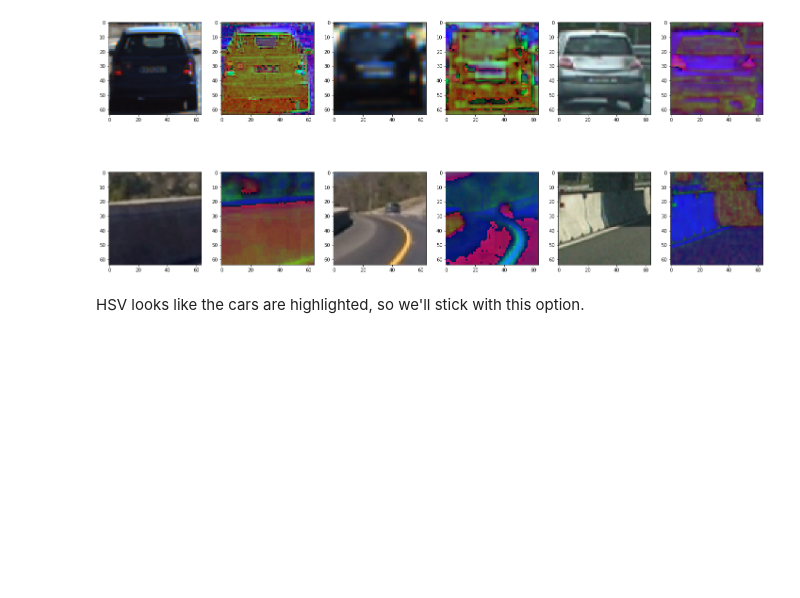
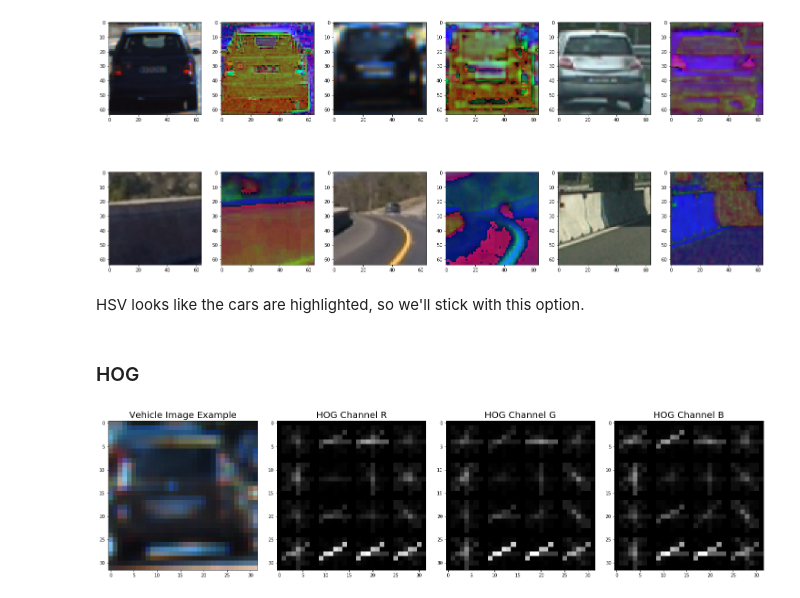
Before and after one commit to PedroHRPBS/CarND-Vehicle-Detection, a Jupyter notebook: Vehicle-Detection-project.ipynb, the cells around one changed output. Saved outputs shown, nothing was run; the diff lists cells and outputs as text; code cells hidden in the pictures; blank space fills up the shorter version.

```diff
--- a/Vehicle-Detection-project.ipynb
+++ b/Vehicle-Detection-project.ipynb
@@ -161,3 +163,41 @@ for i in range(0,2):
 [figure]
 # %% [markdown]
 HSV looks like the cars are highlighted, so we'll stick with this option.
+# %% [markdown]
+### HOG
+# %%
+def get_hog_features(img, orient, pix_per_cell, cell_per_block,
+                        vis=False, feature_vec=True):
+    # Call with two outputs if vis==True
+    if vis == True:
+        features, hog_image = hog(img, orientations=orient, pixels_per_cell=(pix_per_cell, pix_per_cell),
+                                  cells_per_block=(cell_per_block, cell_per_block), block_norm= 'L2-Hys',
+                                  transform_sqrt=True,
+                                  visualise=vis, feature_vector=feature_vec)
+        return features, hog_image
+    # Otherwise call with one output
+    else:
+        features = hog(img, orientations=orient, pixels_per_cell=(pix_per_cell, pix_per_cell),
+                       cells_per_block=(cell_per_block, cell_per_block), block_norm= 'L2-Hys',
+                       transform_sqrt=True,
+                       visualise=vis, feature_vector=feature_vec)
+        return features
+# %%
+vehicle_hog = []
+for channel in range(0, 3):
+    _, vehicle_example_hog = get_hog_features(vehicle_example_bin[:,:,channel], orient = 8, pix_per_cell = 8, cell_per_block = 2, vis=True)
+    vehicle_hog.append(vehicle_example_hog)
+# Plot the result
+f, (ax1, ax2, ax3, ax4) = plt.subplots(1, 4, figsize=(20, 9))
+f.tight_layout()
+ax1.imshow(vehicle_example_bin)
+ax1.set_title('Vehicle Image Example', fontsize=20)
+ax2.imshow(vehicle_hog[0], cmap='gray')
+ax2.set_title('HOG Channel R', fontsize=20)
+ax3.imshow(vehicle_hog[1], cmap='gray')
+ax3.set_title('HOG Channel G', fontsize=20)
+ax4.imshow(vehicle_hog[2], cmap='gray')
+ax4.set_title('HOG Channel B', fontsize=20)
+plt.subplots_adjust(left=0., right=1, top=0.9, bottom=0.)
+# %% [output]
+[figure, added]
```
Also changed, not shown: parts of 1 cell of this notebook.
